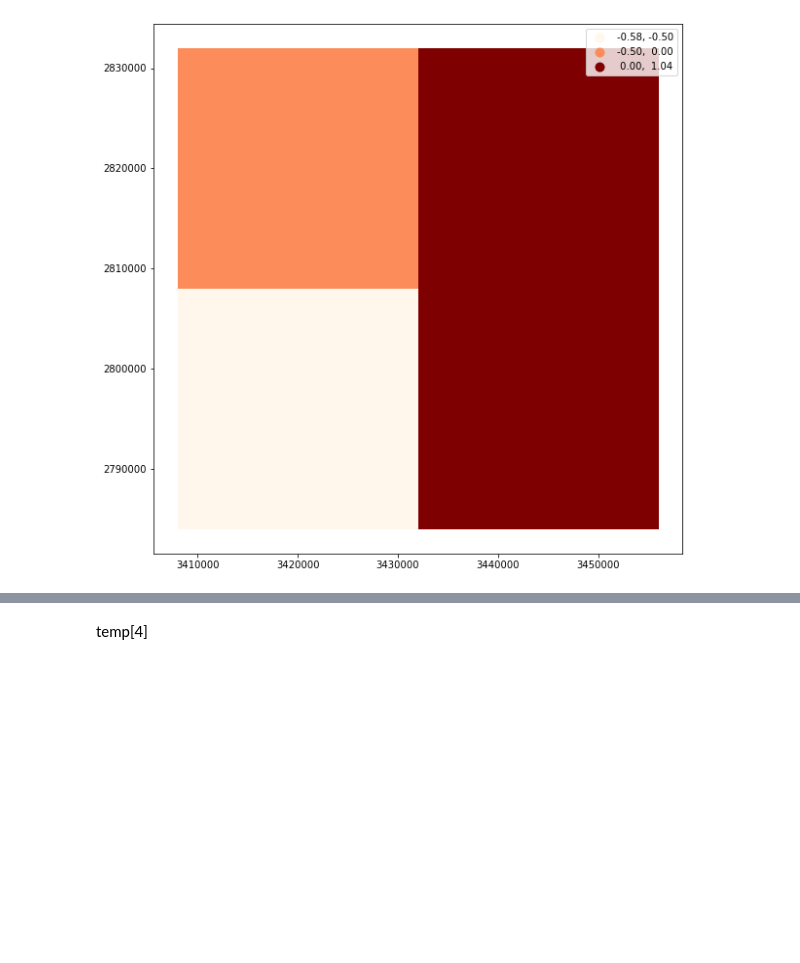
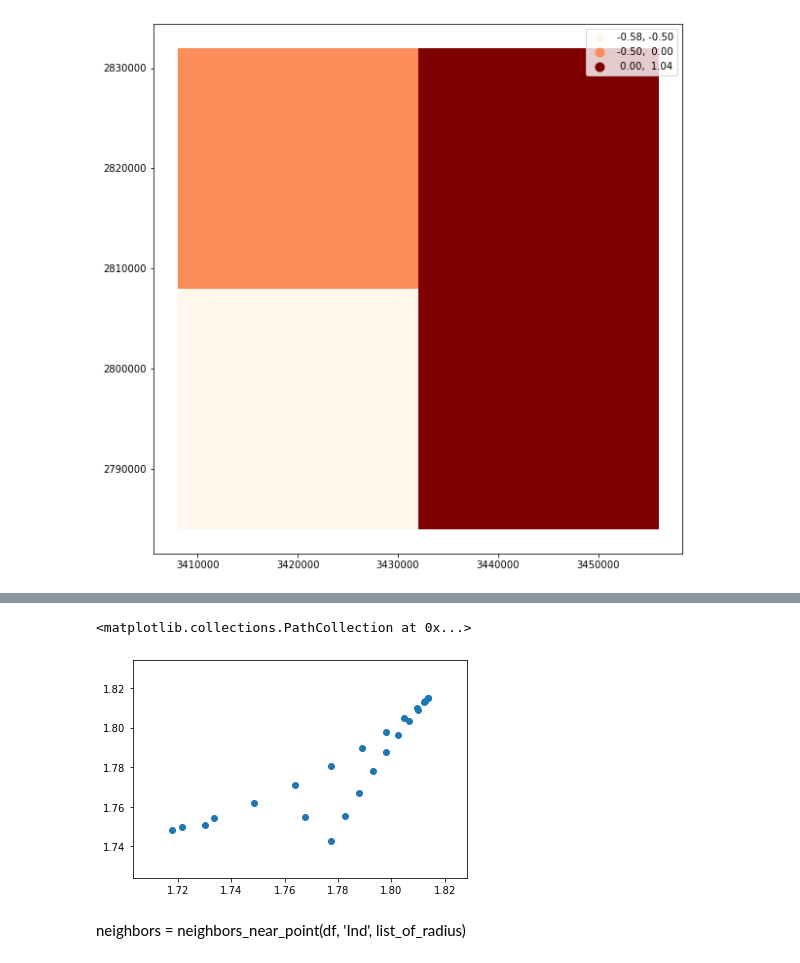
Before and after one commit to fsemecurbe/GWFA, a Jupyter notebook: D0c1c2.ipynb, the cells around one changed output, grey strips where cells are left out. Saved outputs shown, nothing was run; the diff lists cells and outputs as text; code cells hidden in the pictures; blank space fills up the shorter version.

```diff
--- a/D0c1c2.ipynb
+++ b/D0c1c2.ipynb
@@ -373,2 +342,13 @@ print(D2)
-# %% [markdown]
-temp[4]
+# %%
+Dq = toto.mul(Beta, axis=0).sum().values
+# %%
+Tq = Dq * (q-1)
+# %%
+alpha = (Tq[1:] - Tq[:(Tq.size-1)])/0.1
+# %%
+falpha = alpha * q[:(q.size-1)] - (q[:(q.size-1)]-1) * Dq[:(q.size-1)]
+# %%
+plt.scatter(alpha, falpha)
+# %% [output]
+<matplotlib.collections.PathCollection at 0x...>
+[figure, added]
@@ -374,0 +368,2 @@ temp[4]
+# %% [markdown]
+neighbors = neighbors_near_point(df, 'Ind', list_of_radius)
```
Also changed, not shown: parts of 22 cells of this notebook.
